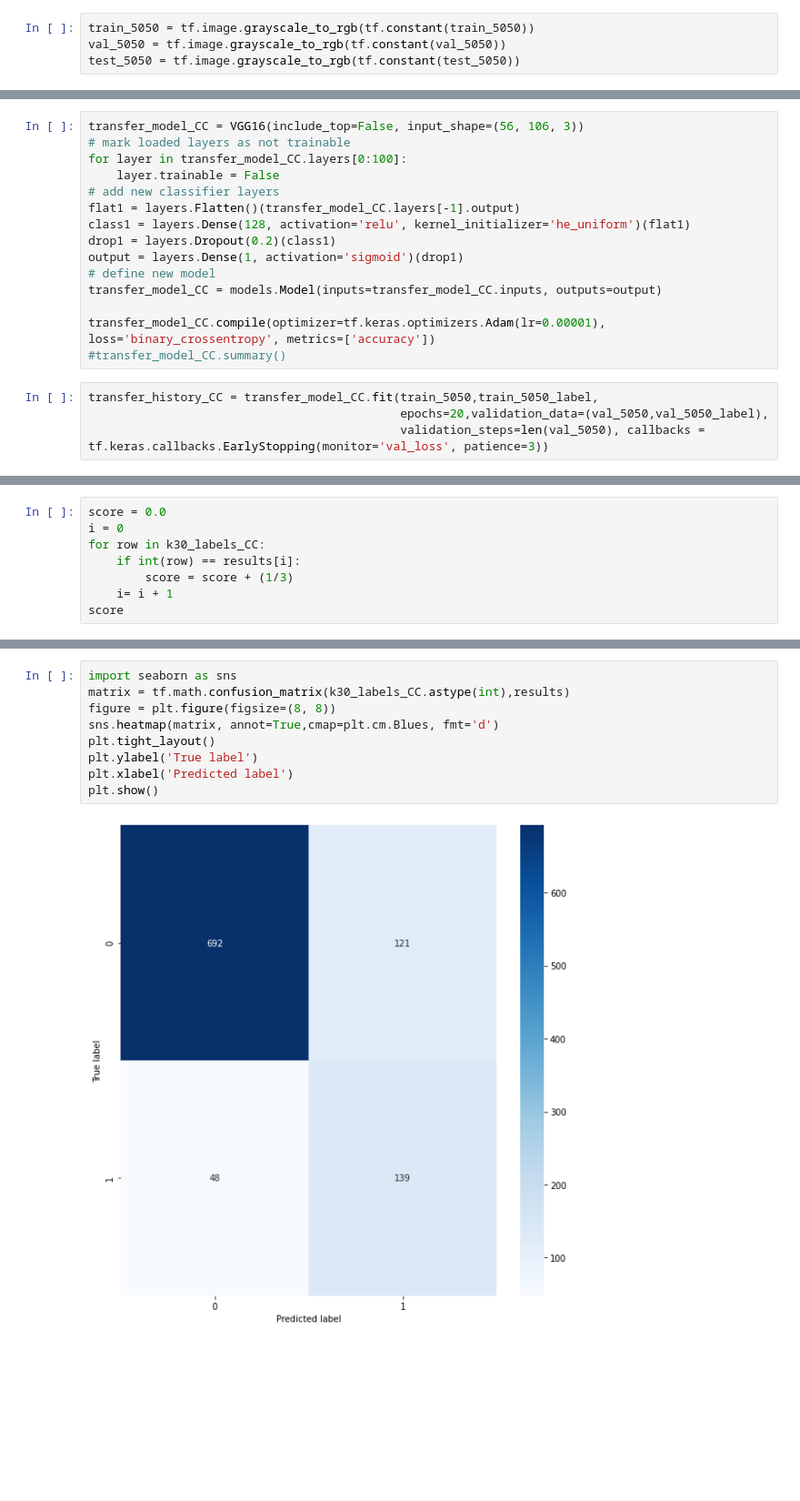
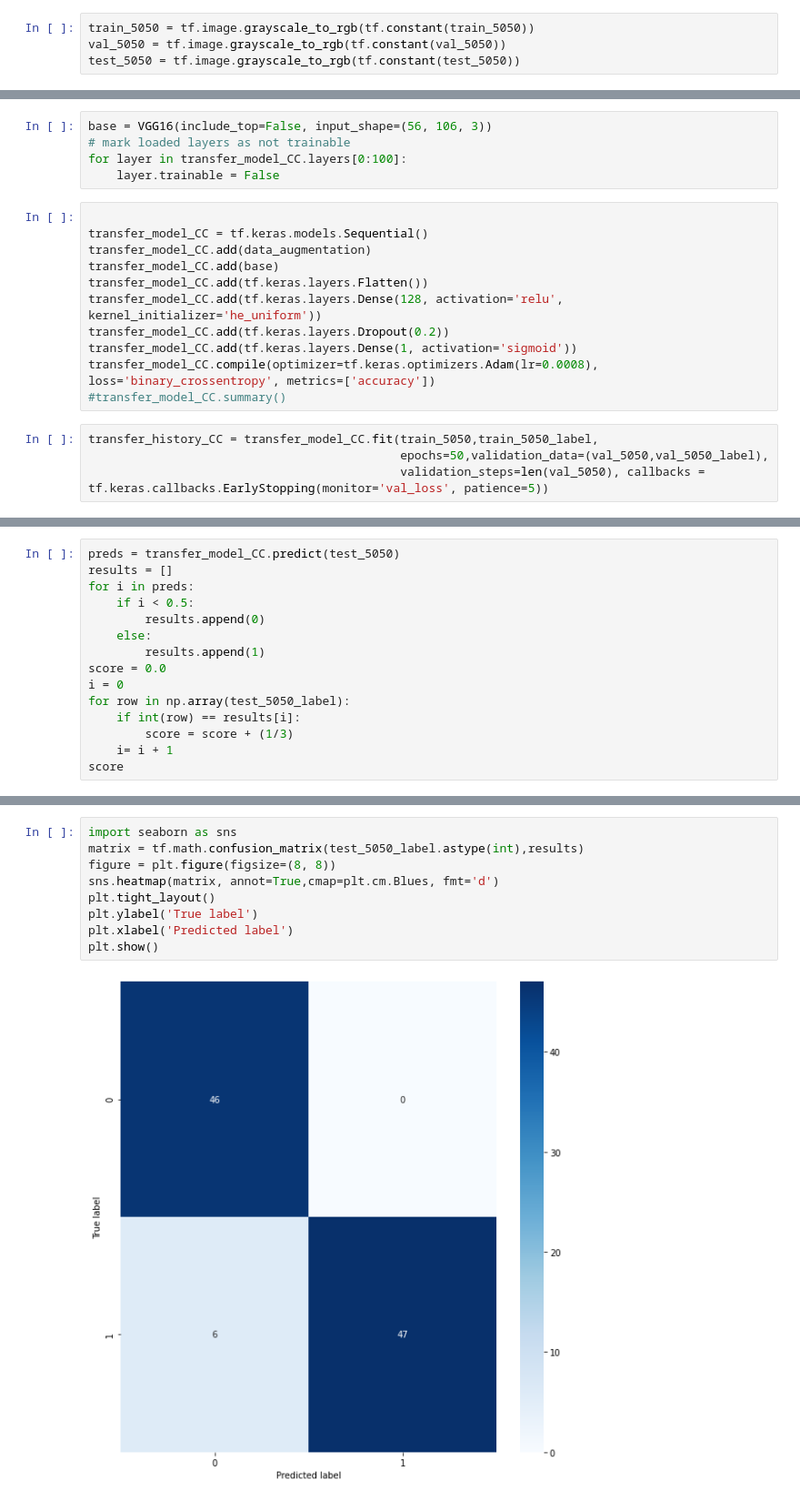
Before and after one commit to mathh17/Anvendt_ML_Eskamens_project, a Jupyter notebook: Transfer_learn.ipynb, the cells around one changed output, grey strips where cells are left out. Shown: that part at 91% size. Saved outputs shown, nothing was run; the diff lists cells and outputs as text; blank space fills up the shorter version.

Commit message:
transfer aug added

```diff
--- a/Transfer_learn.ipynb
+++ b/Transfer_learn.ipynb
@@ -765,20 +756,21 @@ Name: CC, Length: 577, dtype: uint8
+# %%
+base = VGG16(include_top=False, input_shape=(56, 106, 3))
+# mark loaded layers as not trainable
+for layer in transfer_model_CC.layers[0:100]:
+	layer.trainable = False
 # %%
-transfer_model_CC = VGG16(include_top=False, input_shape=(56, 106, 3))
-# mark loaded layers as not trainable
-for layer in transfer_model_CC.layers[0:100]:
-	layer.trainable = False
-# add new classifier layers
-flat1 = layers.Flatten()(transfer_model_CC.layers[-1].output)
-class1 = layers.Dense(128, activation='relu', kernel_initializer='he_uniform')(flat1)
-drop1 = layers.Dropout(0.2)(class1)
-output = layers.Dense(1, activation='sigmoid')(drop1)
-# define new model
-transfer_model_CC = models.Model(inputs=transfer_model_CC.inputs, outputs=output)
 
-transfer_model_CC.compile(optimizer=tf.keras.optimizers.Adam(lr=0.00001), loss='binary_crossentropy', metrics=['accuracy'])
+transfer_model_CC = tf.keras.models.Sequential()
+transfer_model_CC.add(data_augmentation)
+transfer_model_CC.add(base)
+transfer_model_CC.add(tf.keras.layers.Flatten())
+transfer_model_CC.add(tf.keras.layers.Dense(128, activation='relu', kernel_initializer='he_uniform'))
+transfer_model_CC.add(tf.keras.layers.Dropout(0.2))
+transfer_model_CC.add(tf.keras.layers.Dense(1, activation='sigmoid'))
+transfer_model_CC.compile(optimizer=tf.keras.optimizers.Adam(lr=0.0008), loss='binary_crossentropy', metrics=['accuracy'])
 #transfer_model_CC.summary()
 # %%
 transfer_history_CC = transfer_model_CC.fit(train_5050,train_5050_label,
-                                            epochs=20,validation_data=(val_5050,val_5050_label),
-                                            validation_steps=len(val_5050), callbacks = tf.keras.callbacks.EarlyStopping(monitor='val_loss', patience=3))
+                                            epochs=50,validation_data=(val_5050,val_5050_label),
+                                            validation_steps=len(val_5050), callbacks = tf.keras.callbacks.EarlyStopping(monitor='val_loss', patience=5))
 # %% [output]
@@ -819,7 +799,14 @@ for i in preds:
 # %%
+preds = transfer_model_CC.predict(test_5050)
+results = []
+for i in preds:
+    if i < 0.5:
+        results.append(0)
+    else:
+        results.append(1)
 score = 0.0
 i = 0
-for row in k30_labels_CC:
+for row in np.array(test_5050_label):
     if int(row) == results[i]:
         score = score + (1/3)
     i= i + 1
@@ -829,11 +816,11 @@ score
 # %%
 import seaborn as sns
-matrix = tf.math.confusion_matrix(k30_labels_CC.astype(int),results)
+matrix = tf.math.confusion_matrix(test_5050_label.astype(int),results)
 figure = plt.figure(figsize=(8, 8))
 sns.heatmap(matrix, annot=True,cmap=plt.cm.Blues, fmt='d')
 plt.tight_layout()
 plt.ylabel('True label')
 plt.xlabel('Predicted label')
 plt.show()
 # %% [output]
-[figure, old version]
+[figure, new version]
```
Also changed, not shown: parts of 11 cells of this notebook, 1 other file.
